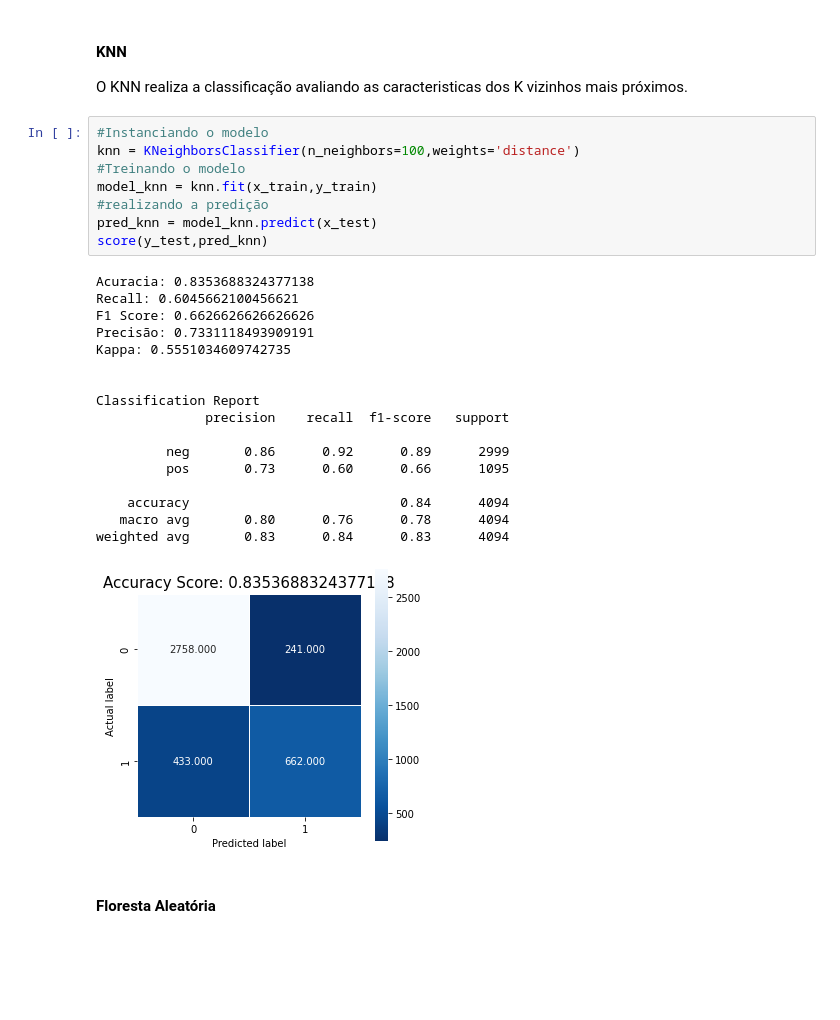
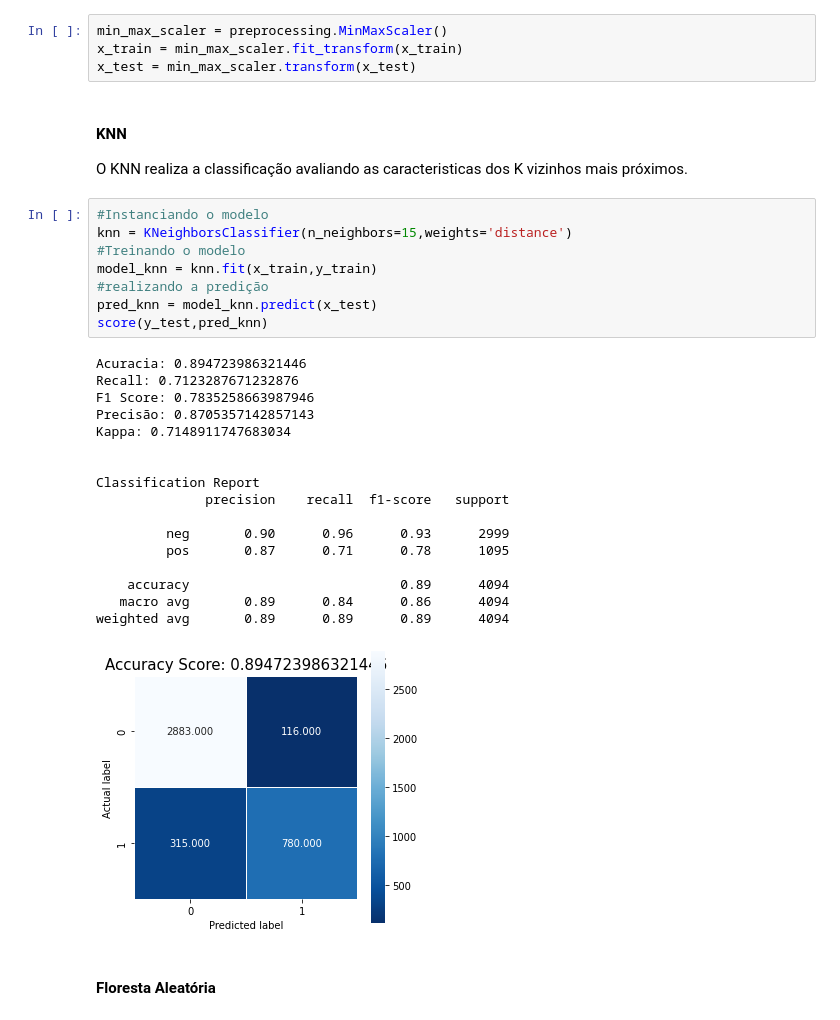
Before and after one commit to doissegundos/Fraud_detection_bank, a Jupyter notebook: fraud.ipynb, the cells around one changed output. Drawn from its saved outputs; the diff is of its cells as text; blank space fills up the shorter version.

```diff
--- a/fraud.ipynb
+++ b/fraud.ipynb
@@ -263,33 +264,37 @@ def score(y_test,y_pred):
+# %%
+min_max_scaler = preprocessing.MinMaxScaler()
+x_train = min_max_scaler.fit_transform(x_train)
+x_test = min_max_scaler.transform(x_test)
 # %% [markdown]
 #### KNN
 
 O KNN realiza a classificação avaliando as caracteristicas dos K vizinhos mais próximos.
 # %%
 #Instanciando o modelo
-knn = KNeighborsClassifier(n_neighbors=100,weights='distance')
+knn = KNeighborsClassifier(n_neighbors=15,weights='distance')
 #Treinando o modelo
 model_knn = knn.fit(x_train,y_train)
 #realizando a predição
 pred_knn = model_knn.predict(x_test)
 score(y_test,pred_knn)
 # %% [output]
-Acuracia: 0.8353688324377138
-Recall: 0.6045662100456621
-F1 Score: 0.6626626626626626
-Precisão: 0.7331118493909191
-Kappa: 0.5551034609742735
+Acuracia: 0.894723986321446
+Recall: 0.7123287671232876
+F1 Score: 0.7835258663987946
+Precisão: 0.8705357142857143
+Kappa: 0.7148911747683034
 
 
 Classification Report
               precision    recall  f1-score   support
 
-         neg       0.86      0.92      0.89      2999
-         pos       0.73      0.60      0.66      1095
+         neg       0.90      0.96      0.93      2999
+         pos       0.87      0.71      0.78      1095
 
-    accuracy                           0.84      4094
-   macro avg       0.80      0.76      0.78      4094
-weighted avg       0.83      0.84      0.83      4094
+    accuracy                           0.89      4094
+   macro avg       0.89      0.84      0.86      4094
+weighted avg       0.89      0.89      0.89      4094
-[figure, old version]
+[figure, new version]
 # %% [markdown]
 #### Floresta Aleatória
 # %%
```
Also changed, not shown: parts of 11 cells of this notebook.
